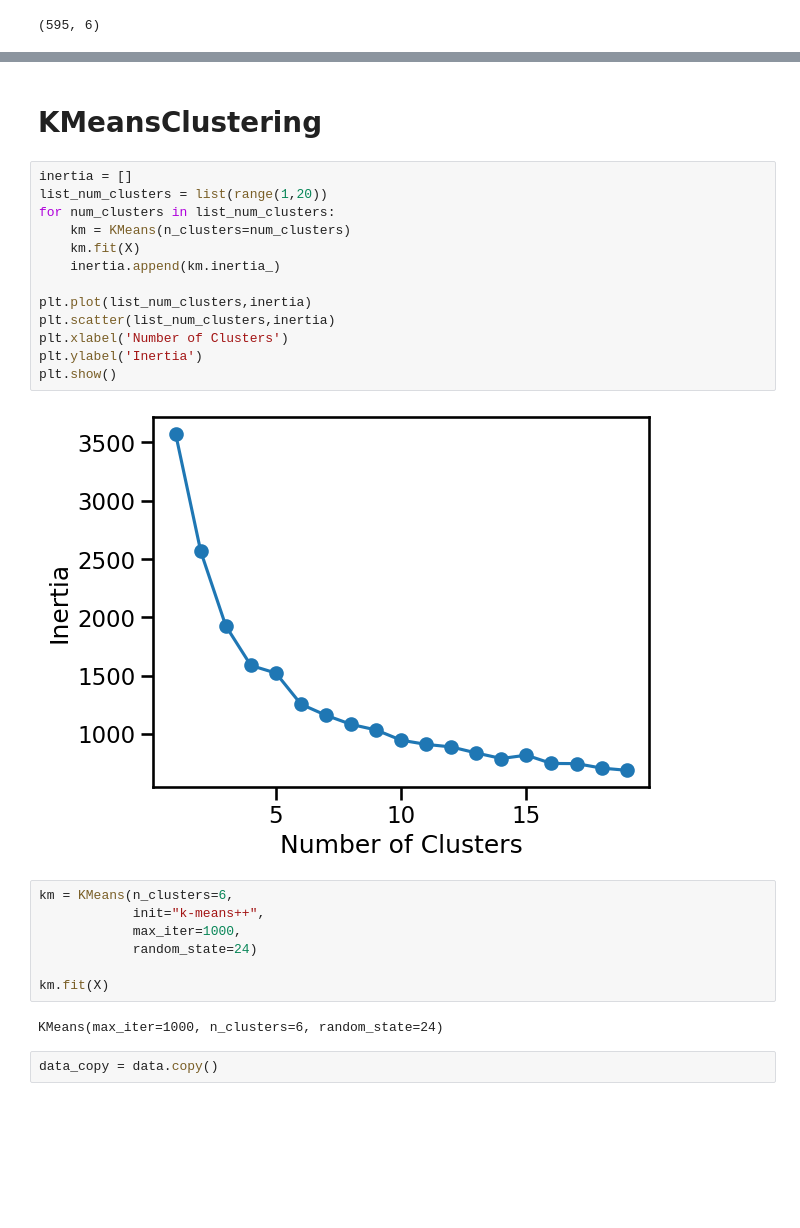
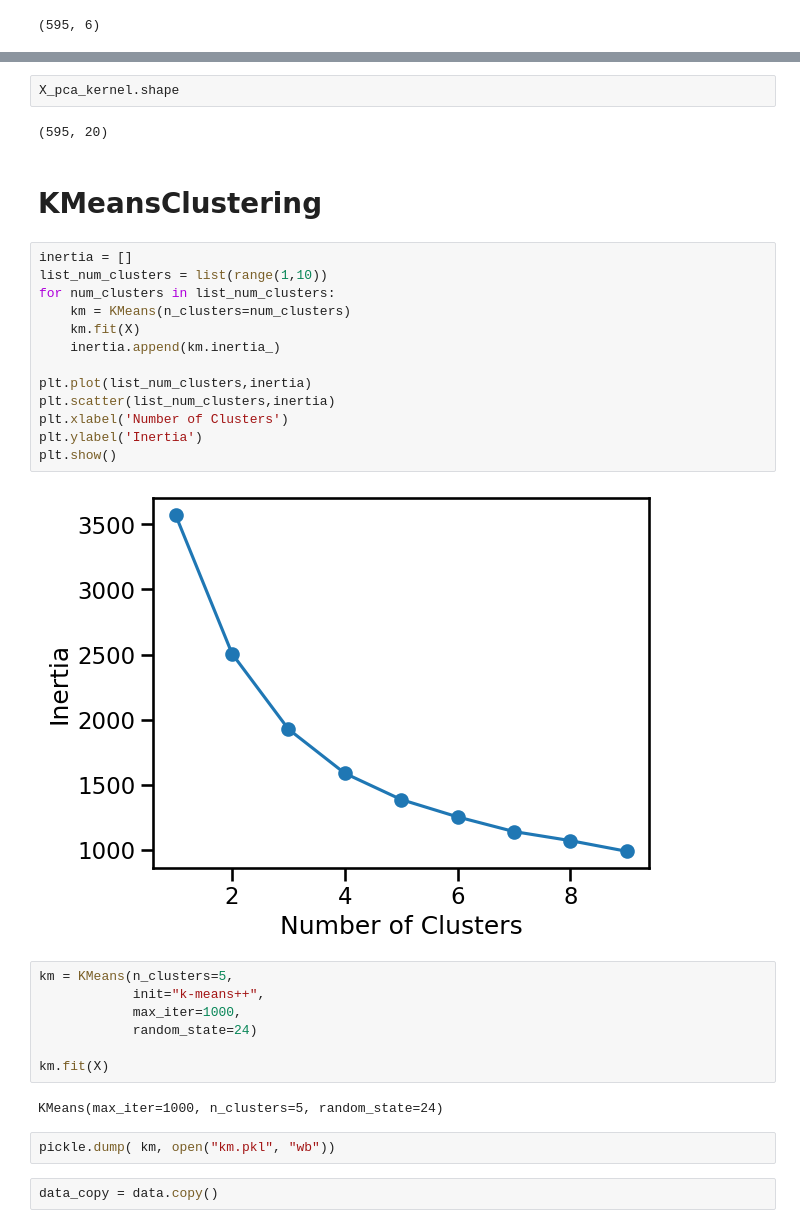
Before and after one commit to galois1915/IBM-Machine-Learning, a Jupyter notebook: Unsupervised-MachineLearning/project/project_notebook.ipynb, the cells around one changed output, grey strips where cells are left out. Drawn from its saved outputs; the diff is of its cells as text; blank space fills up the shorter version.

```diff
--- a/Unsupervised-MachineLearning/project/project_notebook.ipynb
+++ b/Unsupervised-MachineLearning/project/project_notebook.ipynb
@@ -180,29 +274,35 @@ X.shape
+# %%
+X_pca_kernel.shape
+# %% [output]
+(595, 20)
 # %% [markdown]
 # KMeansClustering
 # %%
 inertia = []
-list_num_clusters = list(range(1,20))
+list_num_clusters = list(range(1,10))
 for num_clusters in list_num_clusters:
     km = KMeans(n_clusters=num_clusters)
     km.fit(X)
     inertia.append(km.inertia_)
 
 plt.plot(list_num_clusters,inertia)
 plt.scatter(list_num_clusters,inertia)
 plt.xlabel('Number of Clusters')
 plt.ylabel('Inertia')
 plt.show()
 # %% [output]
-[figure, old version]
+[figure, new version]
 # %%
-km = KMeans(n_clusters=6,
+km = KMeans(n_clusters=5,
             init="k-means++",
             max_iter=1000,
             random_state=24)
 
 km.fit(X)
 # %% [output]
-KMeans(max_iter=1000, n_clusters=6, random_state=24)
+KMeans(max_iter=1000, n_clusters=5, random_state=24)
+# %%
+pickle.dump( km, open("km.pkl", "wb"))
 # %%
 data_copy = data.copy()
 # %%
```
Also changed, not shown: parts of 47 cells of this notebook, 6 other files.
